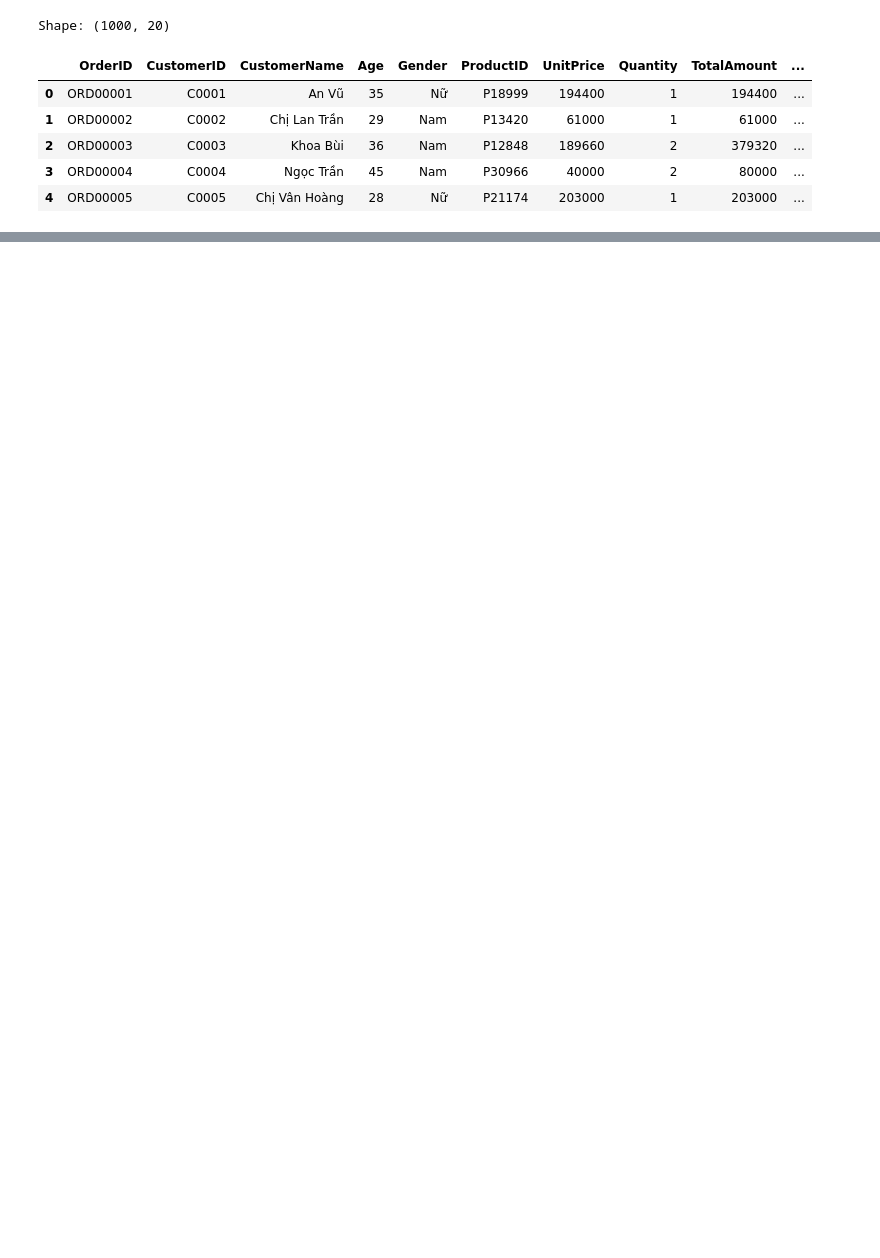
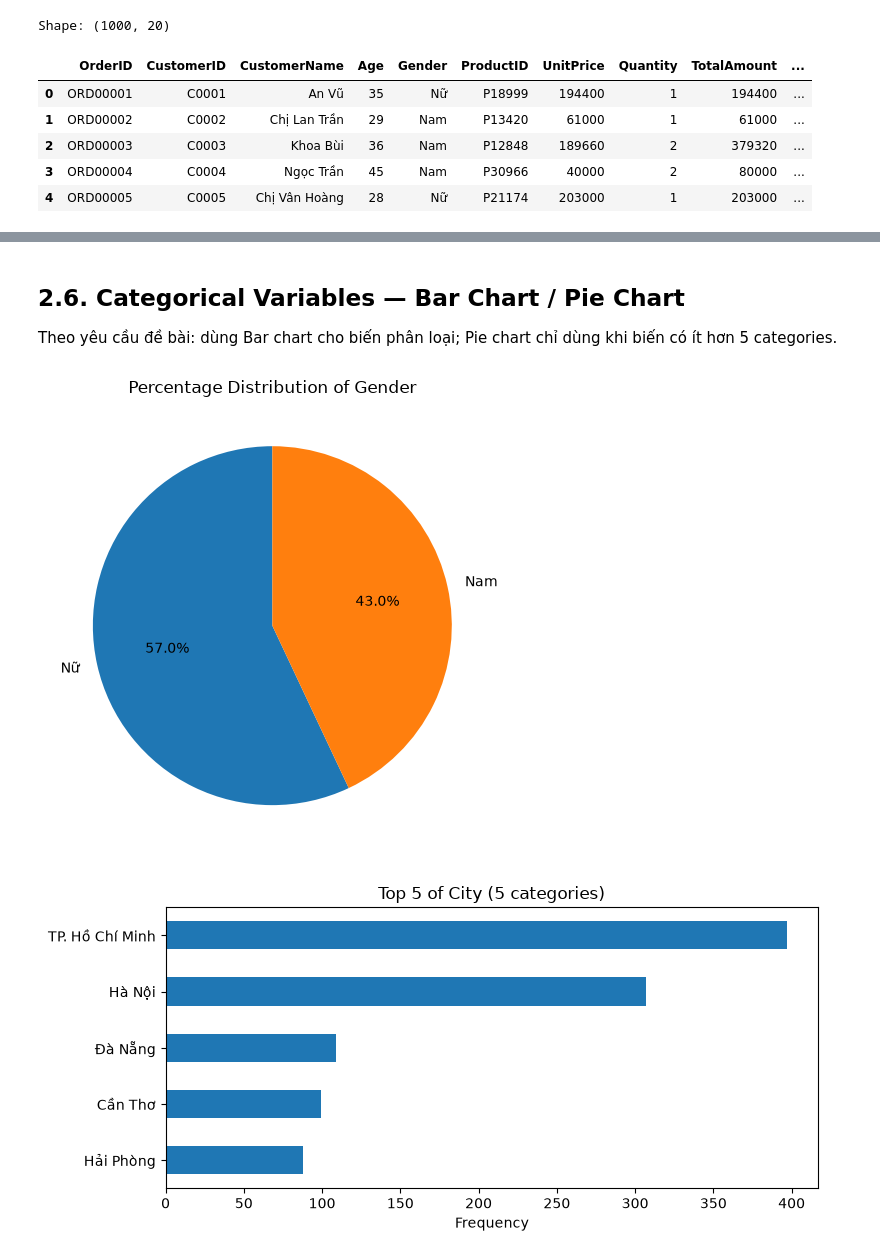
Before and after one commit to MoshiM0chiMoshi/Group5_Pharmacity_Personal_Care, a Jupyter notebook: step4_mongodbEDA.ipynb, the cells around one changed output, grey strips where cells are left out. Cells and saved outputs as stored; diff of their text form; code cells hidden in the pictures; blank space fills up the shorter version.

```diff
--- a/step4_mongodbEDA.ipynb
+++ b/step4_mongodbEDA.ipynb
@@ -82,0 +238,8 @@ Shape: (1000, 20)
+# %%
+TOP_N = 10
+for col in categorical_cols:
+    counts = eda_df[col].fillna('Missing').value_counts()
+    summary = pd.DataFrame({'Frequency': counts,
+                            'Percentage': (counts / counts.sum() * 100).round(2)})
+    print(f'===== {col} ({len(counts)} categories) =====')
+    display(summary.head(TOP_N))
@@ -82,0 +306,25 @@ Shape: (1000, 20)
+# %% [markdown]
+## 2.6. Categorical Variables — Bar Chart / Pie Chart
+
+Theo yêu cầu đề bài: dùng Bar chart cho biến phân loại; Pie chart chỉ dùng khi biến có ít hơn 5 categories.
+# %%
+for col in categorical_cols:
+    counts = eda_df[col].fillna('Missing').value_counts()
+
+    if len(counts) < 5:
+        plt.figure(figsize=(5, 5))
+        plt.pie(counts.values, labels=counts.index.astype(str),
+                autopct='%1.1f%%', startangle=90)
+        plt.title(f'Percentage Distribution of {col}')
+    else:
+        top = counts.head(TOP_N).sort_values()
+        top.index = [str(s)[:40] for s in top.index]
+        plt.figure(figsize=(8, 0.45 * len(top) + 1.5))
+        top.plot(kind='barh')
+        plt.title(f'Top {len(top)} of {col} ({len(counts)} categories)')
+        plt.xlabel('Frequency')
+    plt.tight_layout()
+    plt.show()
+# %% [output]
+[figure, added]
+[figure, added]
```
Also changed, not shown: parts of 15 cells of this notebook.
